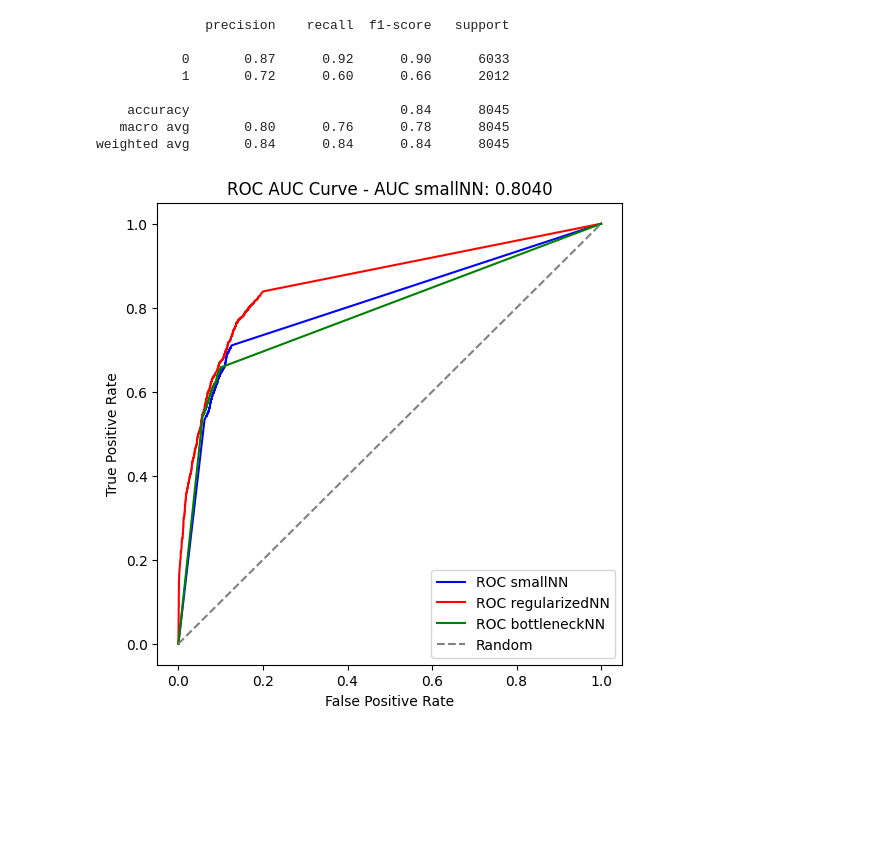
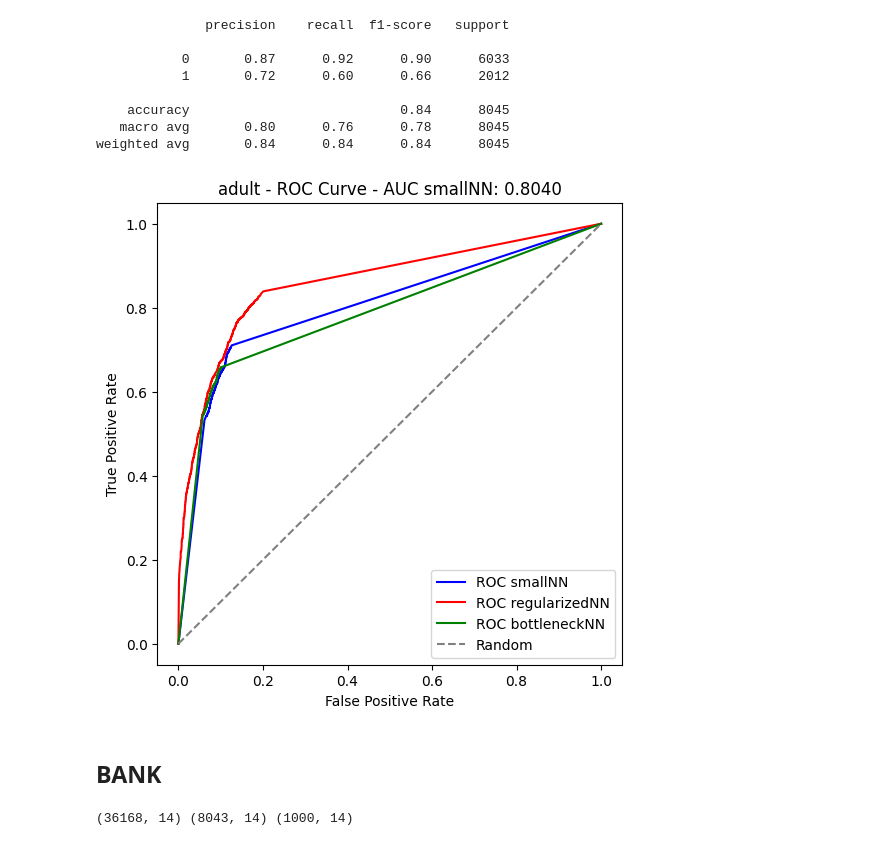
Before and after one commit to MatteoVicenzino/XAI_robustness_analysis, a Jupyter notebook: tuning_new_model.ipynb, the cells around one changed output. Drawn from its saved outputs; the diff is of its cells as text; code cells hidden in the pictures; blank space fills up the shorter version.

Commit message:
runned model4 5 and 6 for other datasets

```diff
--- a/tuning_new_model.ipynb
+++ b/tuning_new_model.ipynb
@@ -106,24 +108,38 @@ weighted avg       0.84      0.84      0.84      8045
 # %%
 y_val_labels = y_val.detach().numpy().argmax(axis=1)
 
 roc4 = roc_auc_score(y_val_labels, result4['pred_proba'][0][:,1])
 fpr4, tpr4, _ = roc_curve(y_val_labels, result4['pred_proba'][0][:,1])
 
 roc5 = roc_auc_score(y_val_labels, result5['pred_proba'][0][:,1])
 fpr5, tpr5, _ = roc_curve(y_val_labels, result5['pred_proba'][0][:,1])
 
 roc6 = roc_auc_score(y_val_labels, result6['pred_proba'][0][:,1])
 fpr6, tpr6, _ = roc_curve(y_val_labels, result6['pred_proba'][0][:,1])
 
 plt.figure(figsize=(6,6))
-plt.title(f'ROC AUC Curve - AUC smallNN: {roc4:.4f}')
+plt.title(f'{dataset_name} - ROC Curve - AUC smallNN: {roc4:.4f}')
 plt.plot(fpr4, tpr4, color='blue', label='ROC smallNN')
 plt.plot(fpr5, tpr5, color='red', label='ROC regularizedNN')
 plt.plot(fpr6, tpr6, color='green', label='ROC bottleneckNN')
 plt.plot([0,1],[0,1], color='grey', linestyle='--', label='Random')
 plt.xlabel('False Positive Rate')
 plt.ylabel('True Positive Rate')
 plt.legend()
 plt.show()
 # %% [output]
-[figure, old version]
+[figure, new version]
+# %% [markdown]
+## **BANK**
+# %%
+dataset_name = "bank"
+net = nt.load_net(dataset_name)
+dataset = ds.Dataset(dataset_name)
+
+feature_names, categorical_features, categorical_names, ordinal, discrete, encoder, num_features = dataset.info()
+X_train_or, X_train, y_train = dataset.train()
+X_val_or, X_val, y_val = dataset.validation()
+X_test_or, X_test, y_test = dataset.test()
+print(X_train_or.shape, X_val_or.shape, X_test_or.shape)
+# %% [output]
+(36168, 14) (8043, 14) (1000, 14)
```
Also changed, not shown: parts of 28 cells of this notebook, 31 other files.
